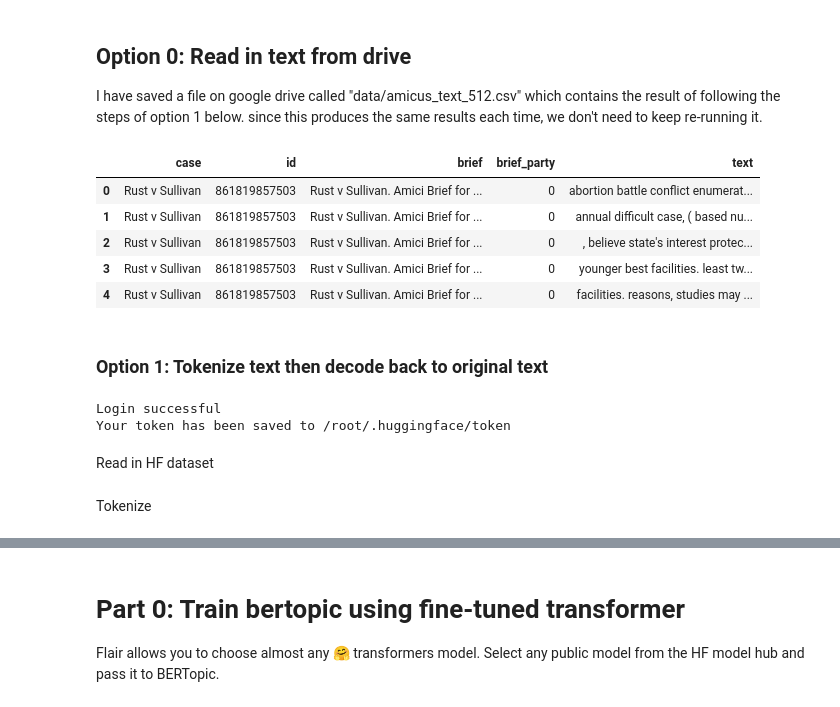
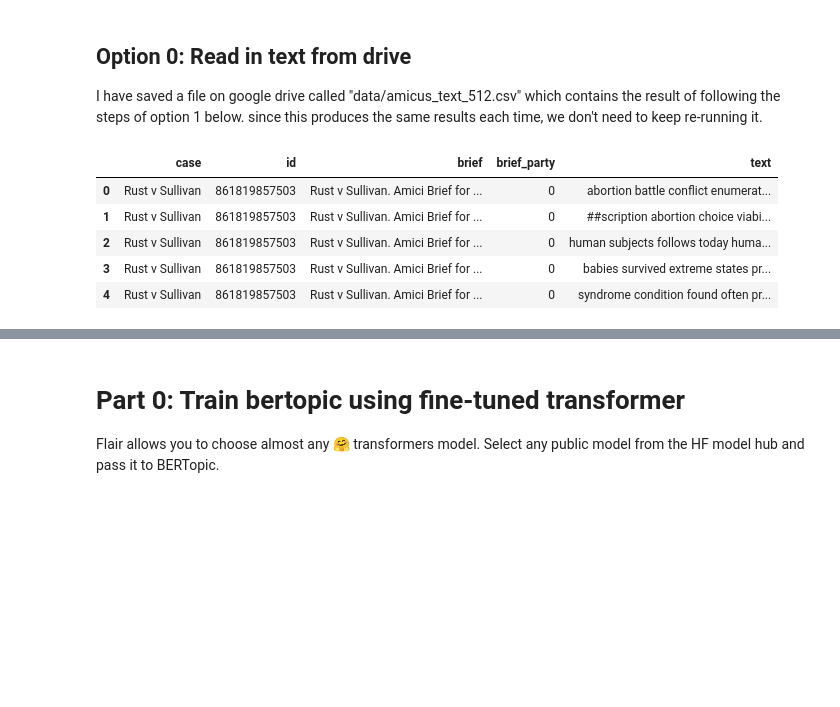
Before and after one commit to amandakonet/amicus-iv, a Jupyter notebook: nlp/topic_modeling_bert_base_uncased_rramicus.ipynb, the cells around one changed output, grey strips where cells are left out. Drawn from its saved outputs; the diff is of its cells as text; code cells hidden in the pictures; blank space fills up the shorter version.

```diff
--- a/nlp/topic_modeling_bert_base_uncased_rramicus.ipynb
+++ b/nlp/topic_modeling_bert_base_uncased_rramicus.ipynb
@@ -101,23 +102,12 @@ BERTopic function takes a list of documents, so we need to set this up ourselves
 
 I have saved a file on google drive called "data/amicus_text_512.csv" which contains the result of following the steps of option 1 below. since this produces the same results each time, we don't need to keep re-running it.
 # %%
-df = pd.read_csv('data/amicus_text_512.csv')
+df = pd.read_csv('data/amicus_clean_512_no_stride.csv')
 df.head(5)
 # %% [output]
 |  | case | id | brief | brief_party | text |
 | 0 | Rust v Sullivan | 861819857503 | Rust v Sullivan. Amici Brief for ... | 0 | abortion battle conflict enumerat... |
-| 1 | Rust v Sullivan | 861819857503 | Rust v Sullivan. Amici Brief for ... | 0 | annual difficult case, ( based nu... |
-| 2 | Rust v Sullivan | 861819857503 | Rust v Sullivan. Amici Brief for ... | 0 | , believe state's interest protec... |
-| 3 | Rust v Sullivan | 861819857503 | Rust v Sullivan. Amici Brief for ... | 0 | younger best facilities. least tw... |
-| 4 | Rust v Sullivan | 861819857503 | Rust v Sullivan. Amici Brief for ... | 0 | facilities. reasons, studies may ... |
+| 1 | Rust v Sullivan | 861819857503 | Rust v Sullivan. Amici Brief for ... | 0 | ##scription abortion choice viabi... |
+| 2 | Rust v Sullivan | 861819857503 | Rust v Sullivan. Amici Brief for ... | 0 | human subjects follows today huma... |
+| 3 | Rust v Sullivan | 861819857503 | Rust v Sullivan. Amici Brief for ... | 0 | babies survived extreme states pr... |
+| 4 | Rust v Sullivan | 861819857503 | Rust v Sullivan. Amici Brief for ... | 0 | syndrome condition found often pr... |
-# %% [markdown]
-### Option 1: Tokenize text then decode back to original text
-# %%
-!git config --global credential.helper store
-# get access token on Huggingface website > settings > access token (make sure it's a write token)
-notebook_login()
-# %% [output]
-Login successful
-Your token has been saved to /root/.huggingface/token
-# %% [markdown]
-Read in HF dataset
@@ -141,2 +113,0 @@ ds = ds.map(
-# %% [markdown]
-Tokenize
```
Also changed, not shown: parts of 44 cells of this notebook.
